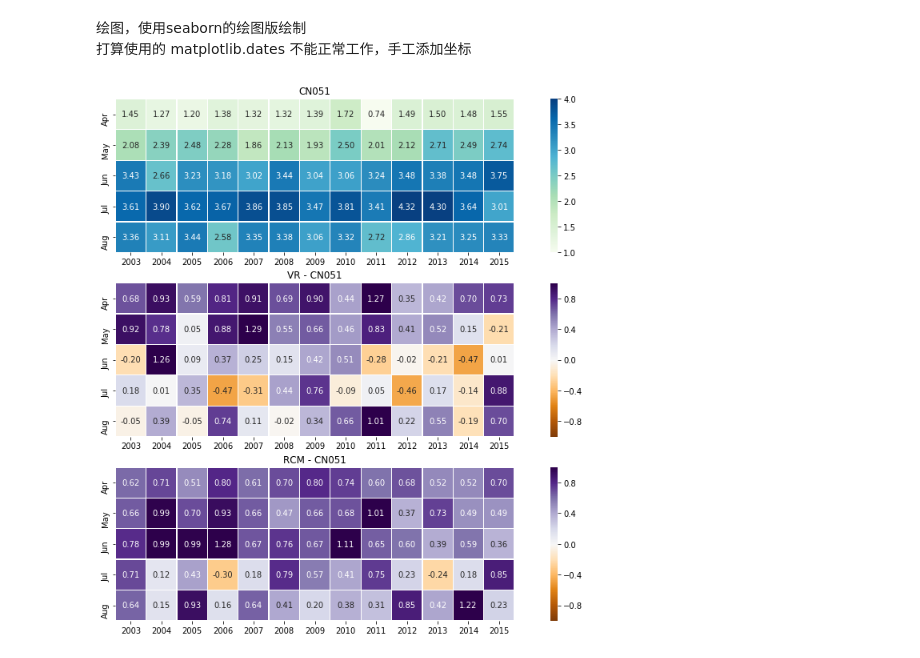
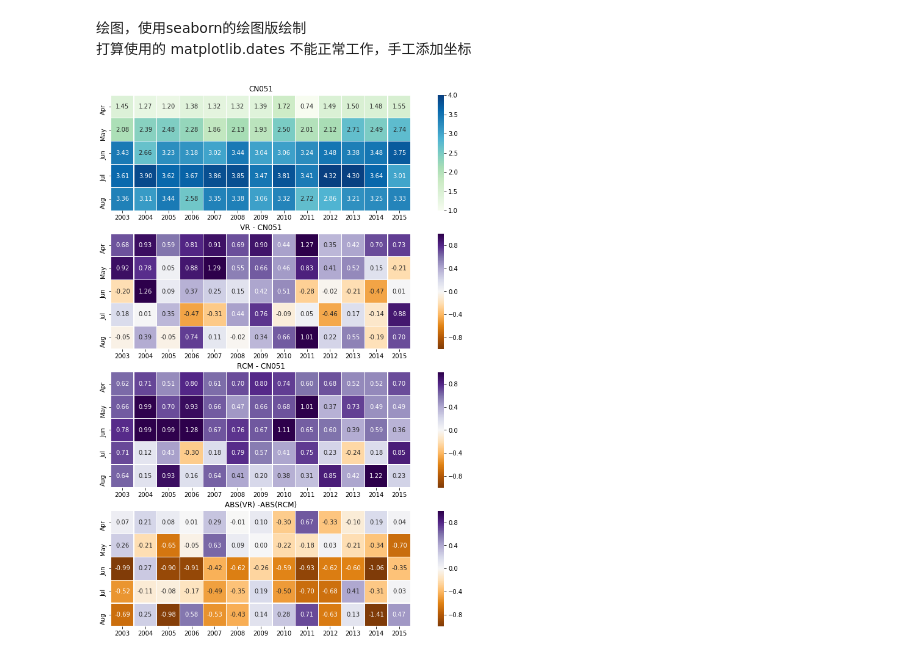
Before and after one commit to dozerlcl/MPAS_case_study, a Jupyter notebook: 92-25km_vr_rcm_postprocess/visualization/check_obs/check_cn051/pre/time_series/precip_playground.ipynb, the cells around one changed output. Cells and saved outputs as stored; diff of their text form; code cells hidden in the pictures.

```diff
--- a/92-25km_vr_rcm_postprocess/visualization/check_obs/check_cn051/pre/time_series/precip_playground.ipynb
+++ b/92-25km_vr_rcm_postprocess/visualization/check_obs/check_cn051/pre/time_series/precip_playground.ipynb
@@ -102,0 +80,3 @@ Aug    0.232150  >
+# %%
+# add VR>RCM
+compared = abs(vr_pd) - abs(rcm_pd)
@@ -107,38 +96,45 @@ Aug    0.232150  >
 import seaborn as sns
 import matplotlib.dates as mdates
 import datetime
+import matplotlib.colors as mcolors
 # plt.figure(figsize=(14,4))
-fig,ax = plt.subplots(3,1,figsize=(16,12))
+fig,ax = plt.subplots(4,1,figsize=(16,16))
 
 # years = mdates.YearLocator()   # every year
 # months = mdates.MonthLocator()  # every month
 # years_fmt = mdates.DateFormatter('%y')
 
-sns.heatmap(cn051_pd, ax = ax[0], vmin = 1, vmax = 4 ,fmt = ".2f", square= True, xticklabels = 1,linewidths=.2, cmap="GnBu",
+# 重新映射颜色，但其实影响不大
+norm = mcolors.Normalize(vmin=1, vmax=4)
+
+sns.heatmap(cn051_pd, ax = ax[0], vmin=1,vmax=4 ,fmt = ".2f", square= True, xticklabels = 1,linewidths=.2, cmap="GnBu",
 annot=True)
 sns.heatmap(vr_pd - cn051_pd,ax = ax[1], vmin = -1, vmax = 1 ,fmt = ".2f", square= True, xticklabels = 1,linewidths=.2, cmap="PuOr",
 annot=True)
 sns.heatmap(rcm_pd - cn051_pd,ax = ax[2], vmin = -1, vmax = 1 ,fmt = ".2f", square= True, xticklabels = 1,linewidths=.2, cmap="PuOr",
 annot=True)
+sns.heatmap(compared,ax = ax[3], vmin = -1, vmax = 1 ,fmt = ".2f", square= True, xticklabels = 1,linewidths=.2, cmap="PuOr",
+annot=True)
 # ax.xticks(rotation=0)
 ax[0].set_title("CN051")
 ax[1].set_title("VR - CN051")
 ax[2].set_title("RCM - CN051")
+ax[3].set_title("ABS(VR) -ABS(RCM)")
 
 xticks = pd.date_range(datetime.datetime(2003,1,1), datetime.datetime(2015,1,1), freq='ys')
 for i in ax:
     i.set_xticklabels([x.strftime('%Y') for x in xticks]);
     # rotated every ticks
     for tick in i.get_xticklabels():
         tick.set_rotation(0)
 
 # does not work
 # ax[2].xaxis.set_major_locator(years)
 # ax[2].xaxis.set_major_formatter(years_fmt)
 # ax[0].xaxis.set_major_formatter(dates.DateFormatter('%YY'))
 
 
 # fig.title("2003-2015")
 plt.savefig("./output_pic/heatplot_months_stats.png")
 # %% [output]
-[figure, old version]
+[figure, new version]
```
Also changed, not shown: parts of 4 cells of this notebook.
